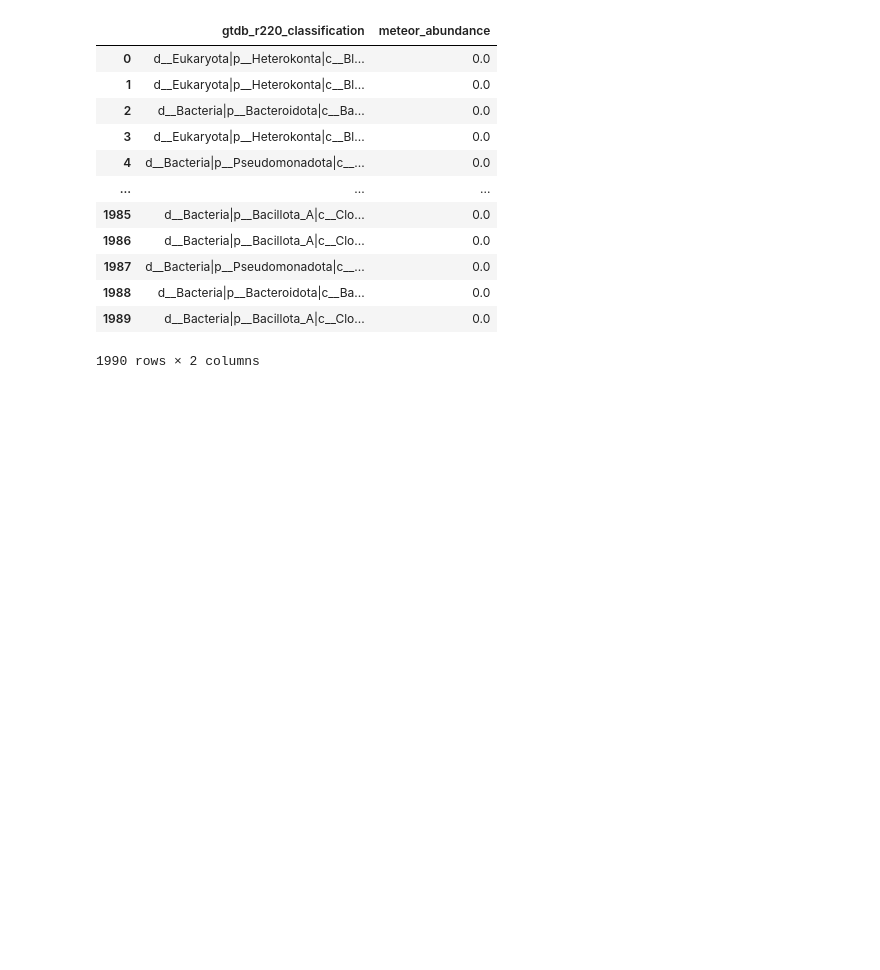
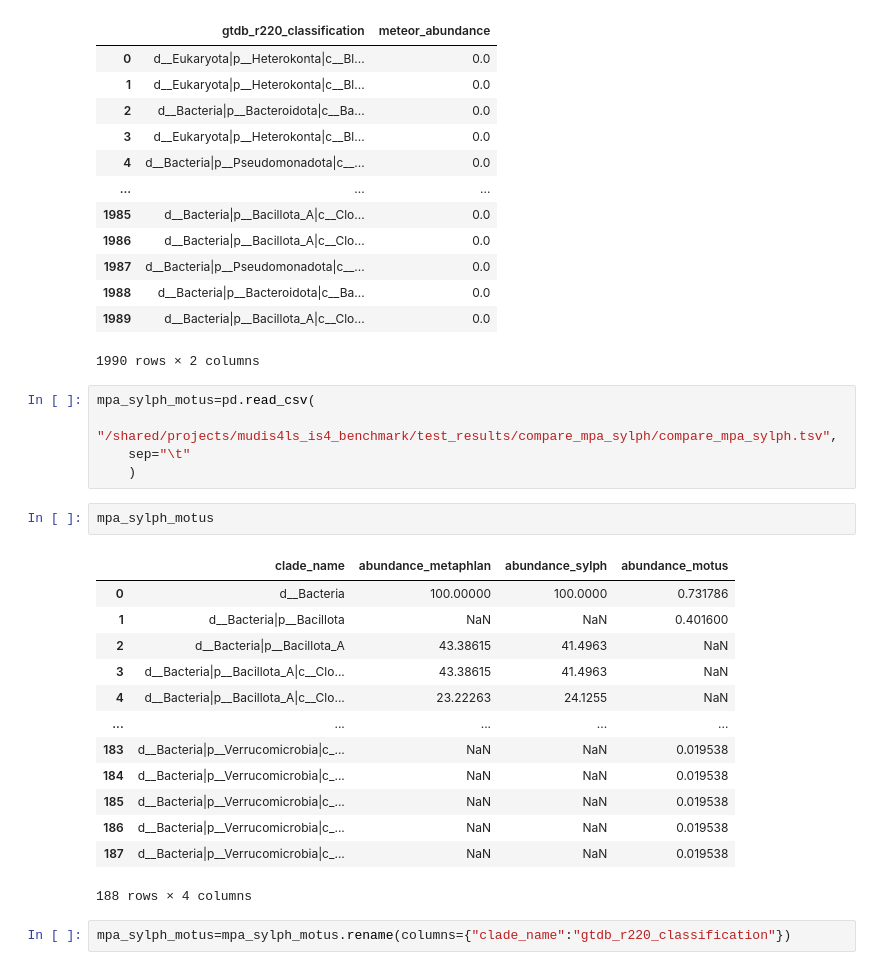
Before and after one commit to vivekbibs/IS4, a Jupyter notebook: compare_outputs/get_msp_meteor.ipynb, the cells around one changed output. Drawn from its saved outputs; the diff is of its cells as text; blank space fills up the shorter version.

```diff
--- a/compare_outputs/get_msp_meteor.ipynb
+++ b/compare_outputs/get_msp_meteor.ipynb
@@ -109,3 +109,26 @@ meteor_output
 | 1988 | d__Bacteria|p__Bacteroidota|c__Ba... | 0.0 |
 | 1989 | d__Bacteria|p__Bacillota_A|c__Clo... | 0.0 |
 1990 rows × 2 columns
+# %%
+mpa_sylph_motus=pd.read_csv(
+    "/shared/projects/mudis4ls_is4_benchmark/test_results/compare_mpa_sylph/compare_mpa_sylph.tsv",
+    sep="\t"
+    )
+# %%
+mpa_sylph_motus
+# %% [output]
+|  | clade_name | abundance_metaphlan | abundance_sylph | abundance_motus |
+| 0 | d__Bacteria | 100.00000 | 100.0000 | 0.731786 |
+| 1 | d__Bacteria|p__Bacillota | NaN | NaN | 0.401600 |
+| 2 | d__Bacteria|p__Bacillota_A | 43.38615 | 41.4963 | NaN |
+| 3 | d__Bacteria|p__Bacillota_A|c__Clo... | 43.38615 | 41.4963 | NaN |
+| 4 | d__Bacteria|p__Bacillota_A|c__Clo... | 23.22263 | 24.1255 | NaN |
+| ... | ... | ... | ... | ... |
+| 183 | d__Bacteria|p__Verrucomicrobia|c_... | NaN | NaN | 0.019538 |
+| 184 | d__Bacteria|p__Verrucomicrobia|c_... | NaN | NaN | 0.019538 |
+| 185 | d__Bacteria|p__Verrucomicrobia|c_... | NaN | NaN | 0.019538 |
+| 186 | d__Bacteria|p__Verrucomicrobia|c_... | NaN | NaN | 0.019538 |
+| 187 | d__Bacteria|p__Verrucomicrobia|c_... | NaN | NaN | 0.019538 |
+188 rows × 4 columns
+# %%
+mpa_sylph_motus=mpa_sylph_motus.rename(columns={"clade_name":"gtdb_r220_classification"})
```
Also changed, not shown: parts of 3 cells of this notebook.
